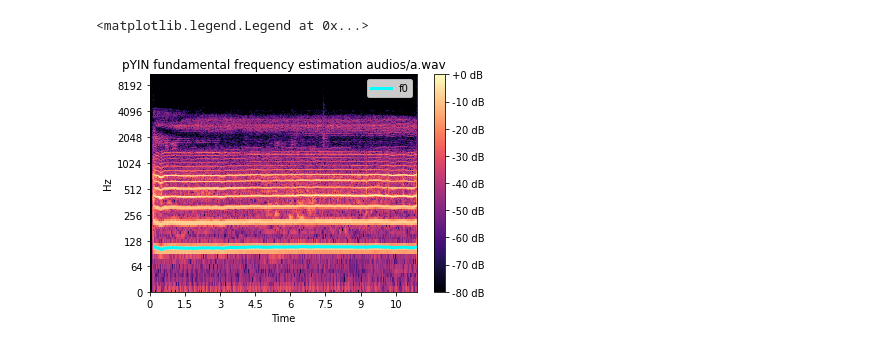
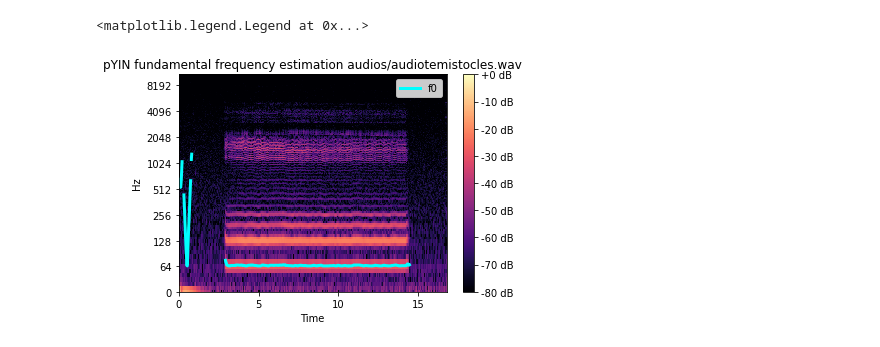
Before and after one commit to MicherlaneSilva/projeto-librosa, a Jupyter notebook: frequenciaFundamental.ipynb, the cells around one changed output. Saved outputs shown, nothing was run; the diff lists cells and outputs as text; code cells hidden in the pictures.

```diff
--- a/frequenciaFundamental.ipynb
+++ b/frequenciaFundamental.ipynb
@@ -1,22 +1,23 @@
 # %%
 import numpy as np
 import matplotlib.pyplot as plt
 import librosa
 import librosa.display
 
-sound_file = 'audios/a.wav'
+sound_file = 'audios/audiotemistocles.wav'
 y, sr = librosa.load(sound_file, sr = 44100)
 f0, voiced_flag, voiced_probs = librosa.pyin(y, fmin=librosa.note_to_hz('C2'), fmax=librosa.note_to_hz('C7'))
 times = librosa.times_like(f0)
 
 
 D = librosa.amplitude_to_db(np.abs(librosa.stft(y)), ref=np.max)
 fig, ax = plt.subplots()
 img = librosa.display.specshow(D, x_axis='time', y_axis='log', ax=ax)
+
 ax.set(title='pYIN fundamental frequency estimation ' + sound_file)
 fig.colorbar(img, ax=ax, format="%+2.f dB")
 ax.plot(times, f0, label='f0', color='cyan', linewidth=3)
 ax.legend(loc='upper right')
 # %% [output]
 <matplotlib.legend.Legend at 0x...>
-[figure, old version]
+[figure, new version]
```
Also changed, not shown: parts of 1 cell of this notebook, 2 other files.
